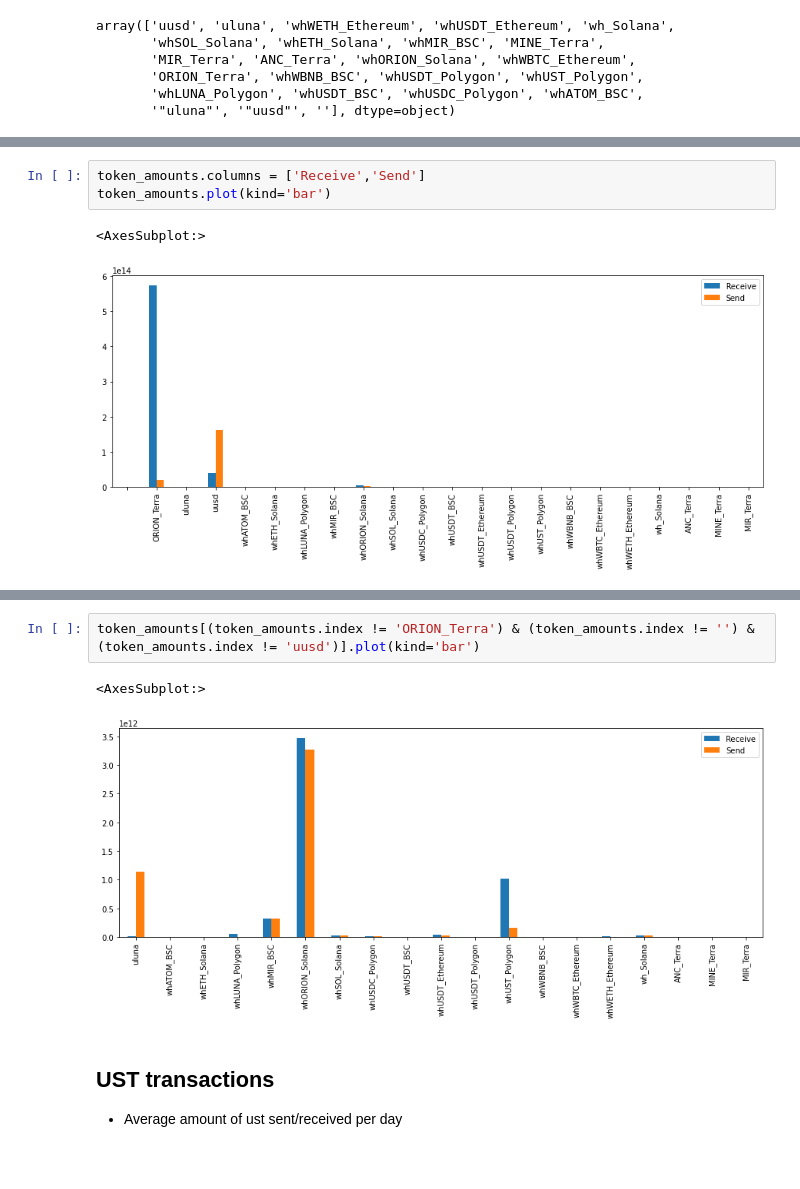
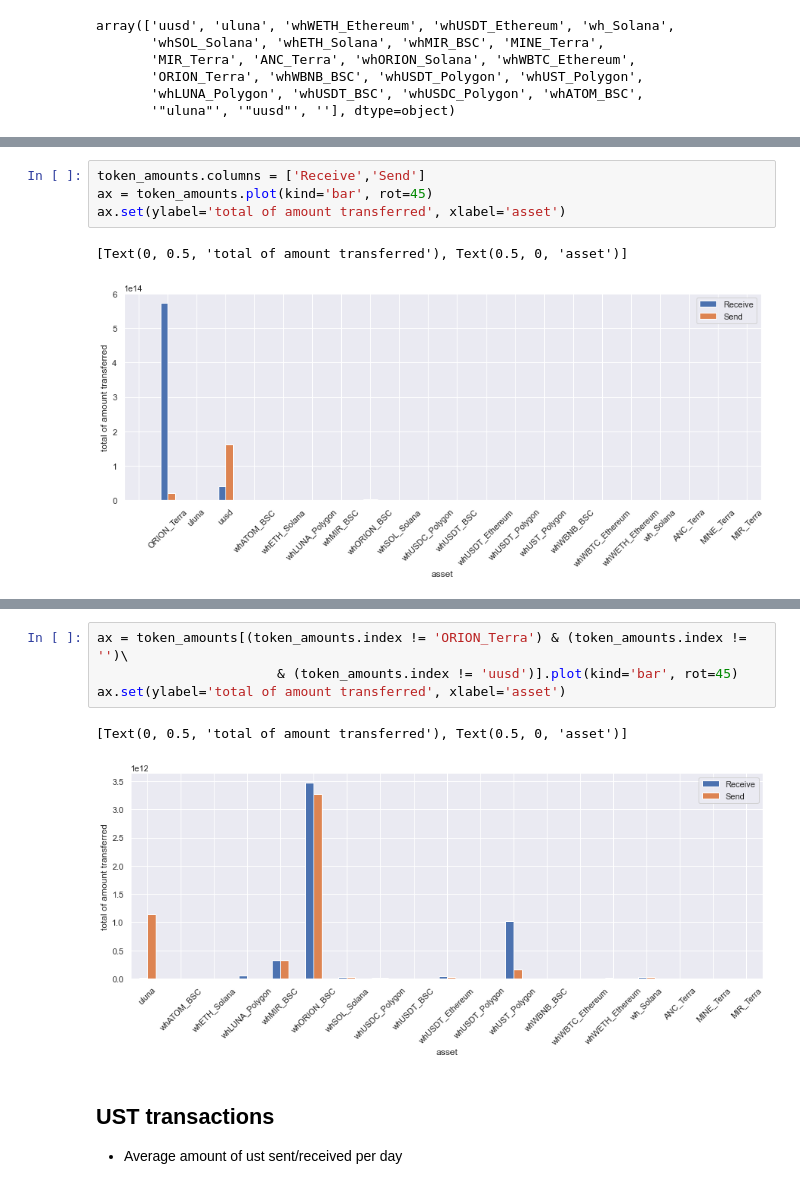
Before and after one commit to IncioMan/on-chain-data-analysis, a Jupyter notebook: wormhole/Terra - Wormhole - Terra Bridge.ipynb, the cells around one changed output, grey strips where cells are left out. Saved outputs shown, nothing was run; the diff lists cells and outputs as text; blank space fills up the shorter version.

```diff
--- a/wormhole/Terra - Wormhole - Terra Bridge.ipynb
+++ b/wormhole/Terra - Wormhole - Terra Bridge.ipynb
@@ -126,9 +106,10 @@ token_txs.plot(kind='bar')
 # %%
 token_amounts.columns = ['Receive','Send']
-token_amounts.plot(kind='bar')
+ax = token_amounts.plot(kind='bar', rot=45)
+ax.set(ylabel='total of amount transferred', xlabel='asset')
 # %% [output]
-<AxesSubplot:>
+[Text(0, 0.5, 'total of amount transferred'), Text(0.5, 0, 'asset')]
-[figure, old version]
+[figure, new version]
 # %%
 wh_receive_.sort_values(by="amount", ascending=False).head()
 # %% [output]
@@ -139,10 +120,12 @@ wh_receive_.sort_values(by="amount", ascending=False).head()
 | 461 | 8534334894831 | 2021-11-09 00:33:47+00:00 | "terra15ly4zprkshh73k59g6ssdf3027... | "terra15ly4zprkshh73k59g6ssdf3027... | FF43F3079405E45E72AC5934CF9929564... | ORION_Terra | 11/09 |
 | 484 | 7219664201897 | 2021-11-08 16:28:20+00:00 | "terra18j3a6pjzatdy5fhxlmnh4jlwlg... | "terra18j3a6pjzatdy5fhxlmnh4jlwlg... | 33F64FCA1CD7B9263DB93DF0C93754C25... | ORION_Terra | 11/08 |
 # %%
-token_amounts[(token_amounts.index != 'ORION_Terra') & (token_amounts.index != '') & (token_amounts.index != 'uusd')].plot(kind='bar')
+ax = token_amounts[(token_amounts.index != 'ORION_Terra') & (token_amounts.index != '')\
+                       & (token_amounts.index != 'uusd')].plot(kind='bar', rot=45)
+ax.set(ylabel='total of amount transferred', xlabel='asset')
 # %% [output]
-<AxesSubplot:>
+[Text(0, 0.5, 'total of amount transferred'), Text(0.5, 0, 'asset')]
-[figure, old version]
+[figure, new version]
 # %% [markdown]
 ## UST transactions
 * Average amount of ust sent/received per day
```
Also changed, not shown: parts of 16 cells of this notebook.
